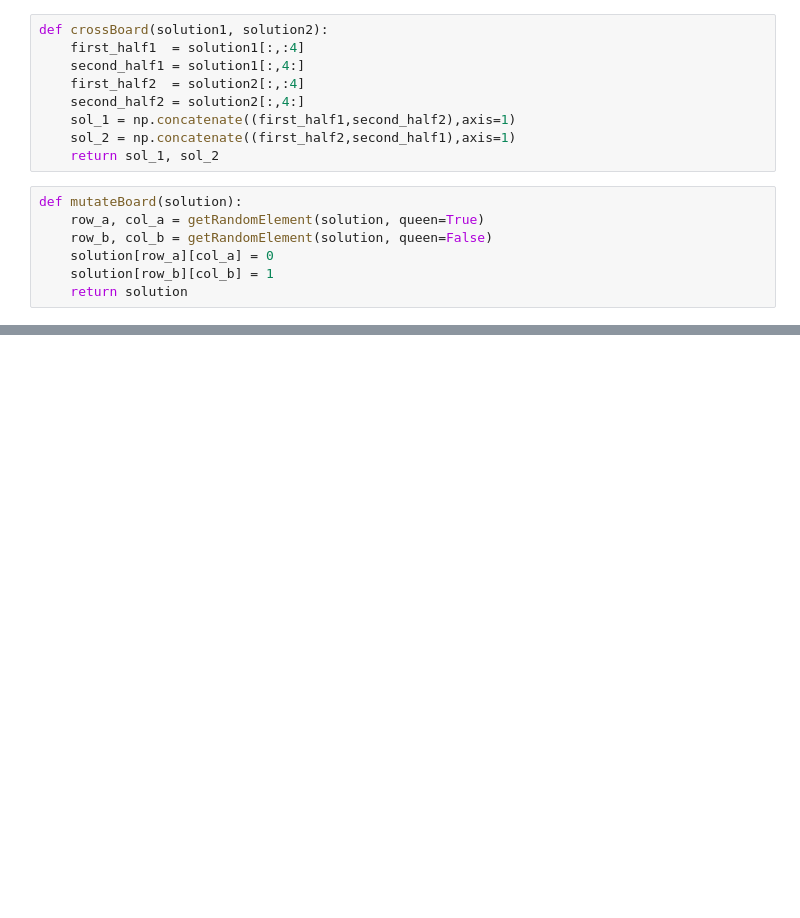
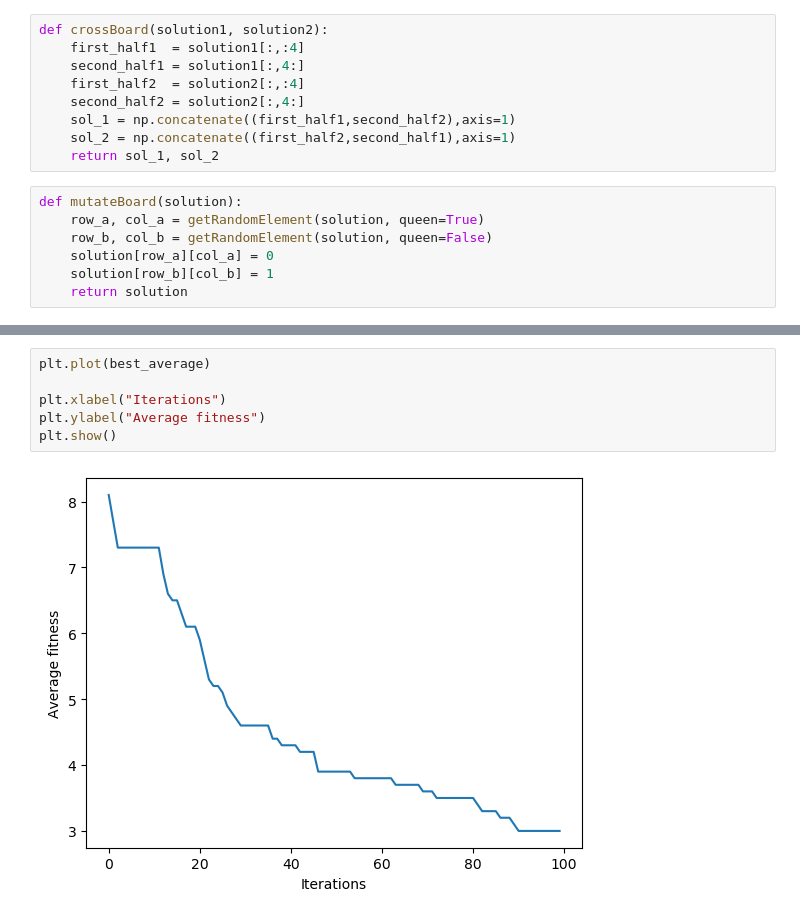
Before and after one commit to JHermosillaD/eight_queens_puzzle, a Jupyter notebook: main_draw.ipynb, the cells around one changed output, grey strips where cells are left out. Saved outputs shown, nothing was run; the diff lists cells and outputs as text; blank space fills up the shorter version.

```diff
--- a/main_draw.ipynb
+++ b/main_draw.ipynb
@@ -136,0 +149,8 @@ plt.show()
+# %%
+plt.plot(best_average)
+
+plt.xlabel("Iterations")
+plt.ylabel("Average fitness")
+plt.show()
+# %% [output]
+[figure, added]
```
Also changed, not shown: parts of 5 cells of this notebook.
